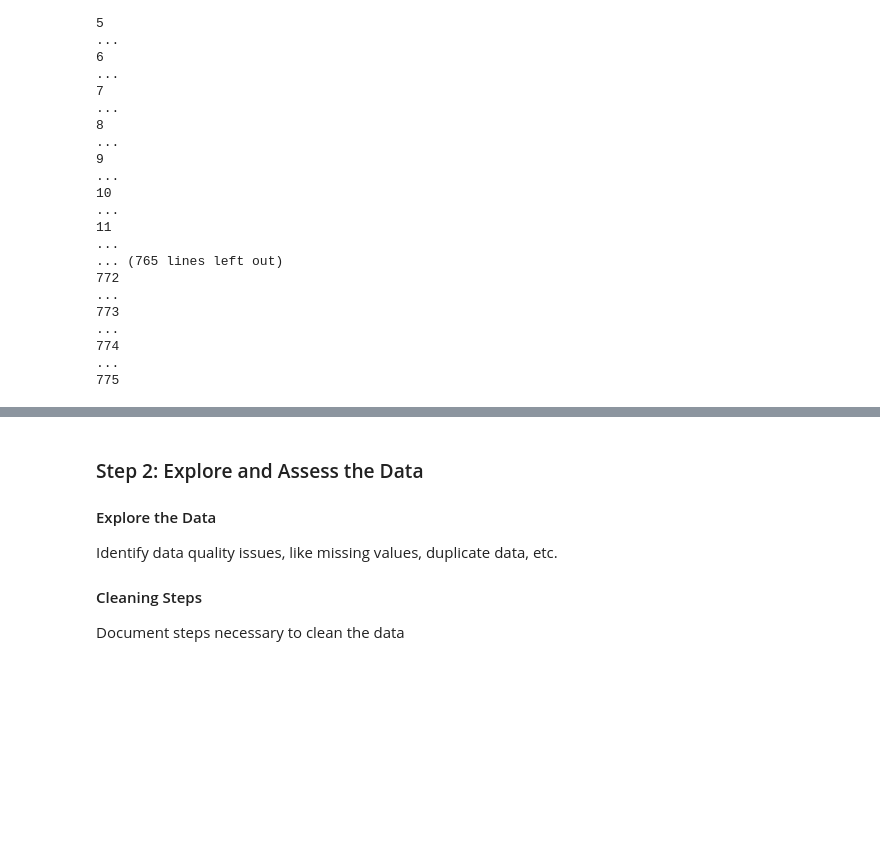
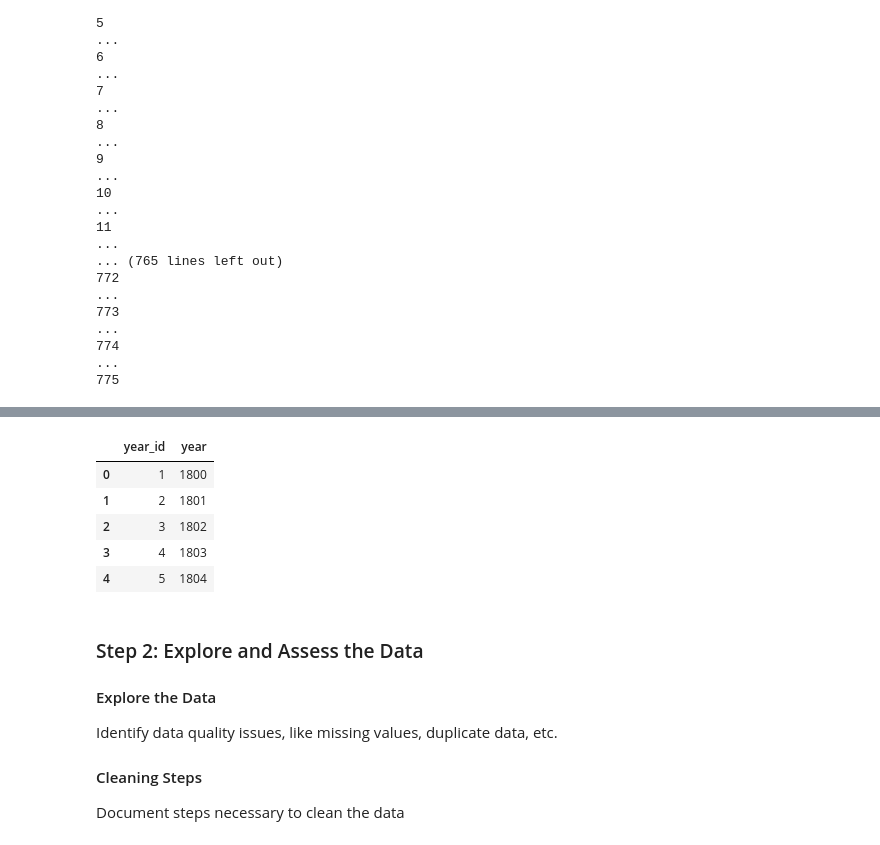
Before and after one commit to jimswainston/udacity-data-engineering-capstone, a Jupyter notebook: src/CapstoneProjectTemplate.ipynb, the cells around one changed output, grey strips where cells are left out. Saved outputs shown, nothing was run; the diff lists cells and outputs as text; code cells hidden in the pictures; blank space fills up the shorter version.

```diff
--- a/src/CapstoneProjectTemplate.ipynb
+++ b/src/CapstoneProjectTemplate.ipynb
@@ -285,8 +286,24 @@ gdp_data[['Country Name','Country Code','Indicator Name','2015','2016','2017','2
 | 3 | Africa Western and Central | AFW | GDP (current US$) | 7.607345e+11 | 6.905464e+11 | 6.837487e+11 | 7.416899e+11 | 7.945430e+11 | 7.844457e+11 |
 | 4 | Angola | AGO | GDP (current US$) | 8.721929e+10 | 4.984049e+10 | 6.897276e+10 | 7.779294e+10 | 6.930910e+10 | 5.361907e+10 |
 # %%
-year_id = list(range(1,402))
-year = list(range(1800,2201))
+dim_year_data = {
+    'year_id' : list(range(1,402)),
+    'year' : list(range(1800,2201))
+}
+
+#year_id = list(range(1,402))
+#year = list(range(1800,2201))
+
+dim_year = pd.DataFrame(dim_year_data)
+
+dim_year.head()
+# %% [output]
+|  | year_id | year |
+| 0 | 1 | 1800 |
+| 1 | 2 | 1801 |
+| 2 | 3 | 1802 |
+| 3 | 4 | 1803 |
+| 4 | 5 | 1804 |
 # %% [markdown]
 ### Step 2: Explore and Assess the Data
 #### Explore the Data
```
Also changed, not shown: parts of 1 cell of this notebook, 5 other files.
